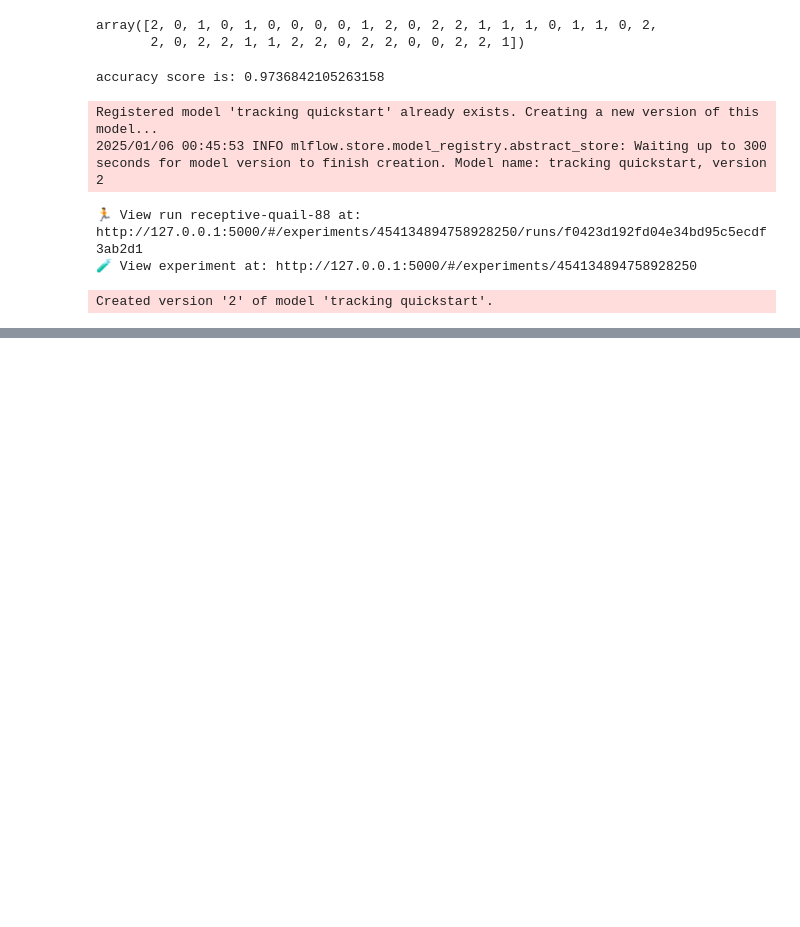
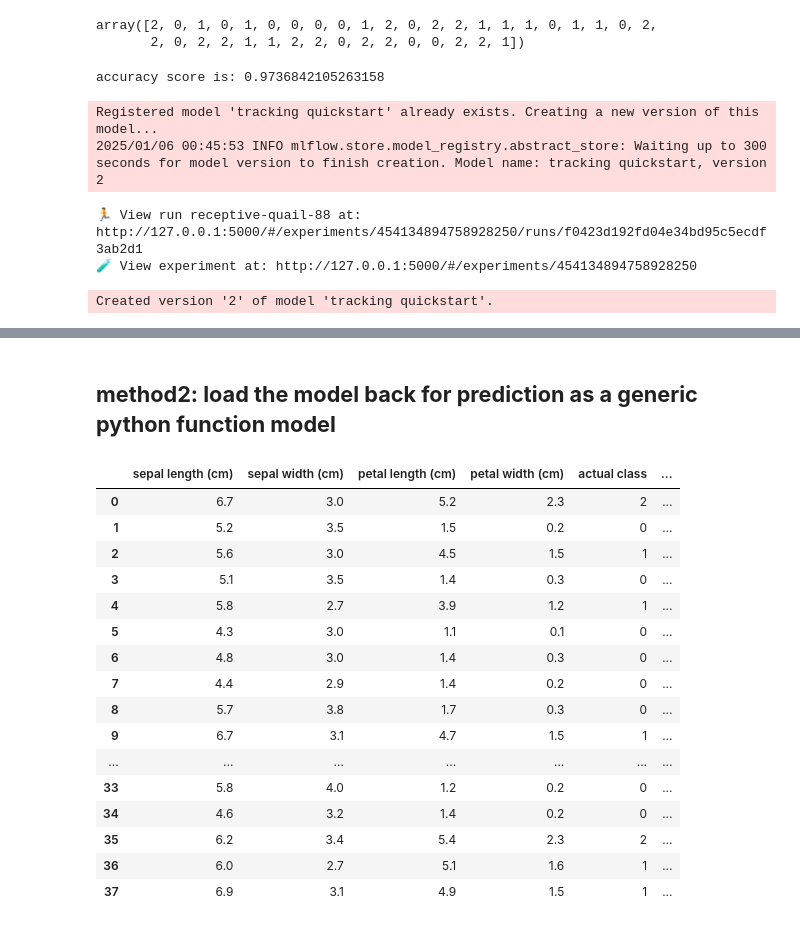
Before and after one commit to Karush2807/MLOps-Tutorials, a Jupyter notebook: ML Flow/project01_ml/getStarted.ipynb, the cells around one changed output, grey strips where cells are left out. Saved outputs shown, nothing was run; the diff lists cells and outputs as text; code cells hidden in the pictures; blank space fills up the shorter version.

Commit message:
model validated using dual methods

```diff
--- a/ML Flow/project01_ml/getStarted.ipynb
+++ b/ML Flow/project01_ml/getStarted.ipynb
@@ -133,0 +834,30 @@ Created version '2' of model 'tracking quickstart'.
+# %% [markdown]
+## **method2: load the model back for prediction as a generic python function model**
+# %%
+loader_model=mlflow.pyfunc.load_model(model_info.model_uri)
+predictions=loader_model.predict(X_test)
+
+iris_features=datasets.load_iris().feature_names
+result=pd.DataFrame(X_test, columns=iris_features)
+result["actual class"]=y_test
+result["predicted class"]=predictions
+# %%
+result
+# %% [output]
+|  | sepal length (cm) | sepal width (cm) | petal length (cm) | petal width (cm) | actual class | ... |
+| 0 | 6.7 | 3.0 | 5.2 | 2.3 | 2 | ... |
+| 1 | 5.2 | 3.5 | 1.5 | 0.2 | 0 | ... |
+| 2 | 5.6 | 3.0 | 4.5 | 1.5 | 1 | ... |
+| 3 | 5.1 | 3.5 | 1.4 | 0.3 | 0 | ... |
+| 4 | 5.8 | 2.7 | 3.9 | 1.2 | 1 | ... |
+| 5 | 4.3 | 3.0 | 1.1 | 0.1 | 0 | ... |
+| 6 | 4.8 | 3.0 | 1.4 | 0.3 | 0 | ... |
+| 7 | 4.4 | 2.9 | 1.4 | 0.2 | 0 | ... |
+| 8 | 5.7 | 3.8 | 1.7 | 0.3 | 0 | ... |
+| 9 | 6.7 | 3.1 | 4.7 | 1.5 | 1 | ... |
+| ... | ... | ... | ... | ... | ... | ... |
+| 33 | 5.8 | 4.0 | 1.2 | 0.2 | 0 | ... |
+| 34 | 4.6 | 3.2 | 1.4 | 0.2 | 0 | ... |
+| 35 | 6.2 | 3.4 | 5.4 | 2.3 | 2 | ... |
+| 36 | 6.0 | 2.7 | 5.1 | 1.6 | 1 | ... |
+| 37 | 6.9 | 3.1 | 4.9 | 1.5 | 1 | ... |
```
Also changed, not shown: parts of 2 cells of this notebook.
